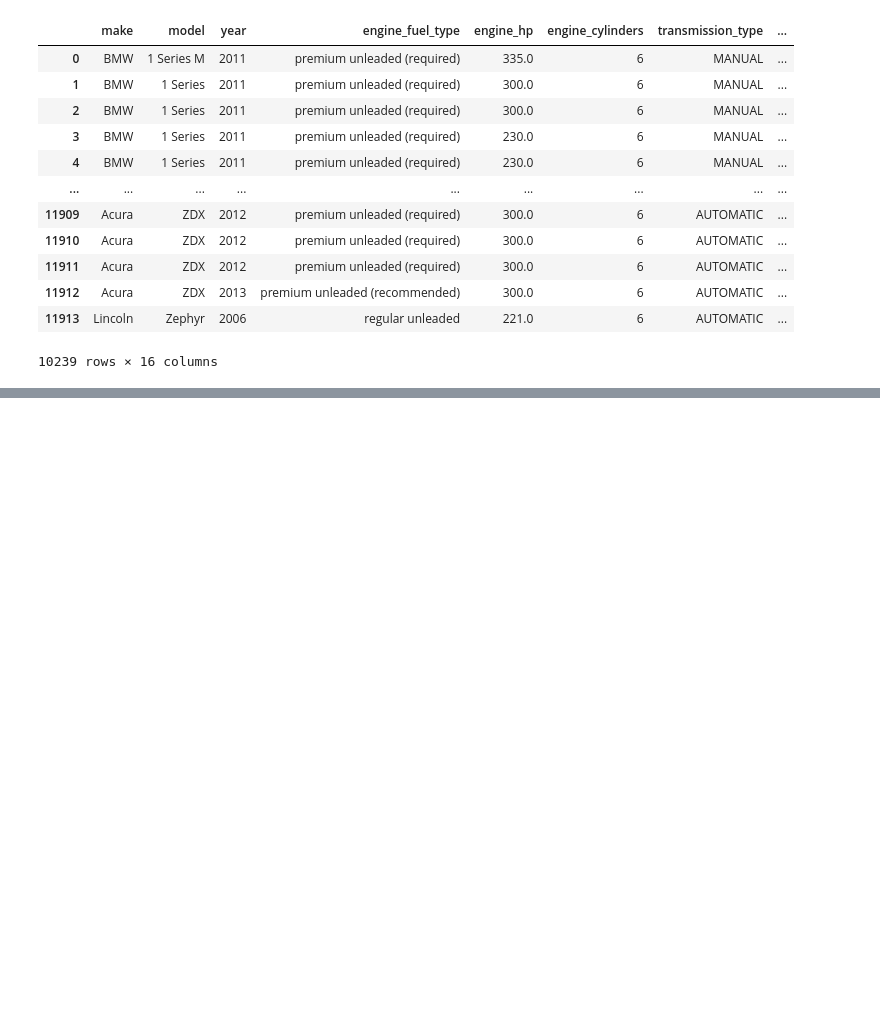
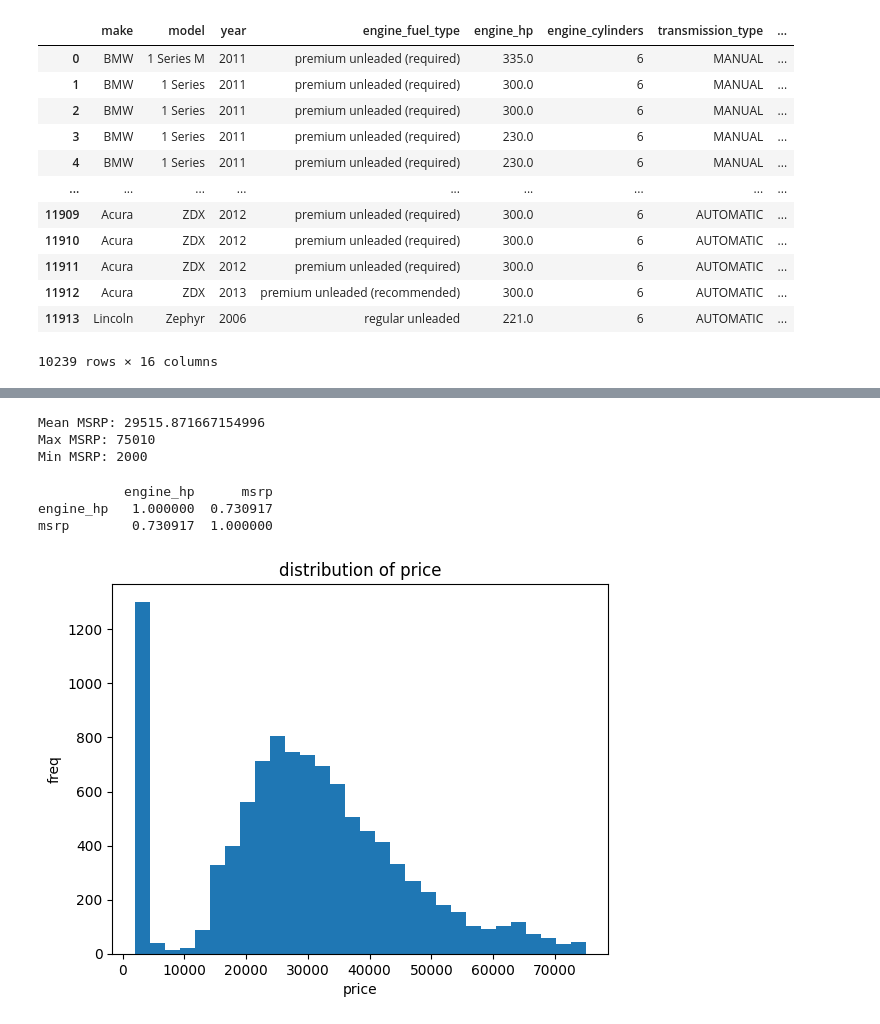
Before and after one commit to dhruv-munjpara/library_python, a Jupyter notebook: assignment/practical.ipynb, the cells around one changed output, grey strips where cells are left out. Saved outputs shown, nothing was run; the diff lists cells and outputs as text; code cells hidden in the pictures; blank space fills up the shorter version.

```diff
--- a/assignment/practical.ipynb
+++ b/assignment/practical.ipynb
@@ -387,3 +390,27 @@ df.describe()
 | 50% | 2015.000000 | 220.000000 | 6.000000 | 4.000000 | 26.000000 | 19.000000 | 1385.000000 | 29145.000000 |
 | 75% | 2016.000000 | 287.000000 | 6.000000 | 4.000000 | 31.000000 | 22.000000 | 2009.000000 | 38980.000000 |
 | max | 2017.000000 | 707.000000 | 12.000000 | 4.000000 | 354.000000 | 137.000000 | 5657.000000 | 75010.000000 |
+# %%
+print("Mean MSRP:", np.mean(df["msrp"]))
+print("Max MSRP:", np.max(df["msrp"]))
+print("Min MSRP:", np.min(df["msrp"]))
+# %% [output]
+Mean MSRP: 29515.871667154996
+Max MSRP: 75010
+Min MSRP: 2000
+# %%
+print(df[["engine_hp","msrp"]].corr())
+# %% [output]
+           engine_hp      msrp
+engine_hp   1.000000  0.730917
+msrp        0.730917  1.000000
+# %%
+# for visualization
+plt.Figure(figsize=(8,5))
+plt.hist(df["msrp"],bins=30)
+plt.title("distribution of price")
+plt.xlabel("price")
+plt.ylabel("freq")
+plt.show()
+# %% [output]
+[figure, added]
```
Also changed, not shown: parts of 5 cells of this notebook.
